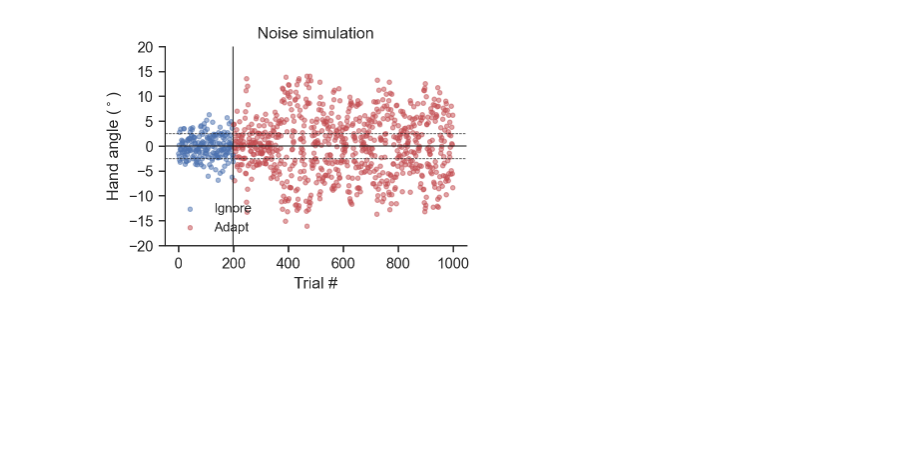
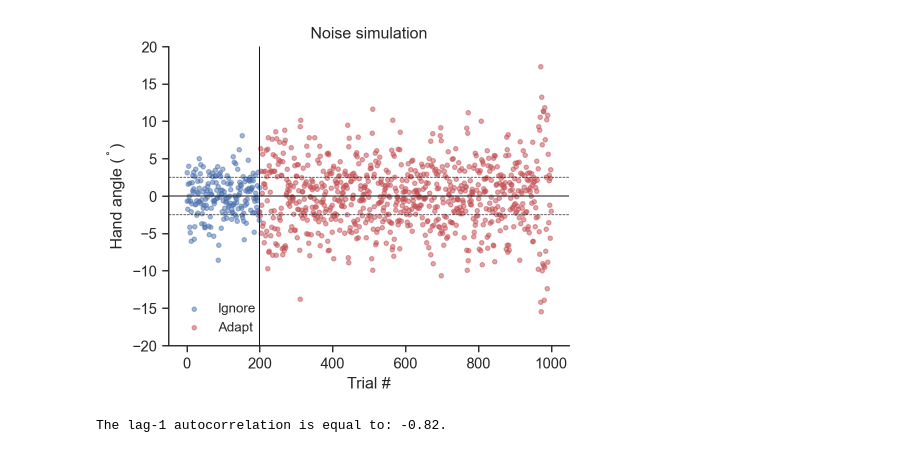
Before and after one commit to ccmlab-ubc/ige-ege, a Jupyter notebook: experiment-1/scripts/motor-noise-simulation.ipynb, the cells around one changed output. Cells and saved outputs as stored; diff of their text form; code cells hidden in the pictures; blank space fills up the shorter version.

Commit message:
autocorr fig

```diff
--- a/experiment-1/scripts/motor-noise-simulation.ipynb
+++ b/experiment-1/scripts/motor-noise-simulation.ipynb
@@ -13,6 +13,7 @@ sns.set_theme(context="paper", font_scale=1.2)
 sns.set_style("ticks")
 
 plt.rc("axes.spines", top=False, right=False)
+plt.rcParams["mathtext.default"] = "regular"
 
 %config InlineBackend.figure_format = "retina"
 # %%
@@ -22,34 +23,38 @@ def state_ege(previous_state, ege, T, B, A=0):
 # %%
 num_trials = 1000
 x = np.zeros(num_trials)
 sigma_motor = 2.5
 A = 0.0
-B = 0.92
+B = 0.8
 baseline_end = 199
 
 for i in range(num_trials):
     if i <= baseline_end:
         x[i] = np.random.normal(0, sigma_motor)
     else:
         e = x[i - 1]
         x[i] = state_ege(x[i - 1], e, 0, B, A) + np.random.normal(0, sigma_motor)
 
-fig, ax = plt.subplots(figsize=(4, 3))
+fig, ax = plt.subplots(figsize=(5, 4))
 ax.scatter(range(baseline_end + 1), x[0:baseline_end + 1], alpha=0.5, s=10,
            c="b", label="Ignore")
 ax.scatter(range(baseline_end + 1, num_trials), x[baseline_end + 1:], alpha=0.5,
            s=10, c="r", label="Adapt")
 ax.axvline(baseline_end, c="k", linewidth=0.75)
 ax.axhline(sigma_motor, c="k", linestyle="--", linewidth=0.5)
 ax.axhline(0, c="k", linewidth=0.75)
 ax.axhline(-sigma_motor, c="k", linestyle="--", linewidth=0.5)
 ax.set(xlabel="Trial #", ylabel="Hand angle ($^\circ$)", yticks=np.arange(-20, 20.1, 5),
       title="Noise simulation")
 ax.legend(frameon=False, fontsize="small", loc="lower left")
 plt.tight_layout()
 
 # fig.savefig("images/adapt-to-noise.png", dpi=300)
 # %% [output]
-[figure, old version]
+[figure, new version]
 # %%
-acf = smx[0:199]
+# Compute autocorrelations
+acf = sm.tsa.acf(x[200:])
+print(f"The lag-1 autocorrelation is equal to: {acf[1]:.2f}.")
+# %% [output]
+The lag-1 autocorrelation is equal to: -0.82.
```
Also changed, not shown: parts of 1 cell of this notebook, 1 other file.
